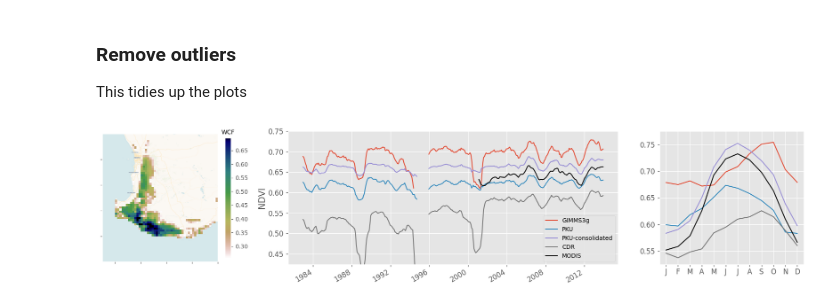
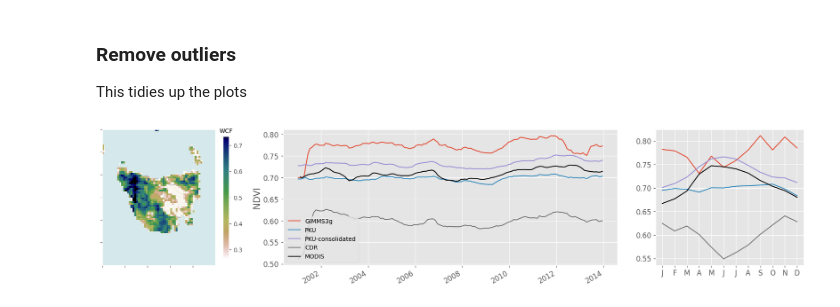
Before and after one commit to cbur24/climate-carbon-interactions, a Jupyter notebook: notebooks/misc/WA_NDVI_timeseries_intercomparison.ipynb, the cells around one changed output. Saved outputs shown, nothing was run; the diff lists cells and outputs as text; code cells hidden in the pictures.

```diff
--- a/notebooks/misc/WA_NDVI_timeseries_intercomparison.ipynb
+++ b/notebooks/misc/WA_NDVI_timeseries_intercomparison.ipynb
@@ -124,9 +124,9 @@ modis = modis.where(mask1)
 select a region
 # %%
 # #Tassie
-# lat=slice(-39,-45)
-# lon=slice(144,149)
-# plotname = 'Tasmania'
+lat=slice(-39,-45)
+lon=slice(144,149)
+plotname = 'Tasmania'
 
 #queensland
 # lat=slice(-10,-20)
@@ -134,9 +134,9 @@ select a region
 # plotname='Northern Queensland'
 
 # #SW WA
-lat=slice(-31,-36)
-lon=slice(114.5,119)
-plotname='Southwest WA'
+# lat=slice(-31,-36)
+# lon=slice(114.5,119)
+# plotname='Southwest WA'
 # %% [markdown]
 ### Remove outliers
 
@@ -169,46 +169,46 @@ mosiac = [
 
 fig, ax = plt.subplot_mosaic(mosiac, figsize=(17,4))
 
 im = trees.where(trees>0.25).sel(longitude=lon, latitude=lat).plot(robust=True, cmap='gist_earth_r',ax=ax['A'], add_colorbar=False, add_labels=False)
 cbar = plt.colorbar(im, ax=ax['A'], shrink=0.9)
 cbar.ax.set_title('WCF', fontsize=10)
 ax['A'].set_yticklabels([])
 ax['A'].set_xticklabels([])
 ax['A'].set_ylabel('')
 ax['A'].set_xlabel('')
 ctx.add_basemap(ax['A'], source=ctx.providers.CartoDB.Voyager, crs='EPSG:4326', attribution='', attribution_size=1)
 
 ax["B"].grid(True)
-gimms.sel(longitude=lon, latitude=lat).mean(['latitude','longitude']).rolling(time=roll, min_periods=roll).mean().plot(ax=ax["B"], label='GIMMS3g')
-gimms_pku.sel(longitude=lon, latitude=lat).mean(['latitude','longitude']).rolling(time=roll, min_periods=roll).mean().plot(ax=ax["B"], label='PKU')
-gimms_pku_cons.sel(longitude=lon, latitude=lat).mean(['latitude','longitude']).rolling(time=roll, min_periods=roll).mean().plot(ax=ax["B"], label='PKU-consolidated')
-cdr.sel(longitude=lon, latitude=lat).mean(['latitude','longitude']).rolling(time=roll, min_periods=roll).mean().plot(ax=ax["B"], label='CDR')
-modis.sel(longitude=lon, latitude=lat).mean(['latitude','longitude']).rolling(time=roll, min_periods=roll).mean().plot(ax=ax["B"], label='MODIS', color='black')
-ax["B"].legend(fontsize=10, loc='lower right')
+gimms.sel(longitude=lon, latitude=lat).mean(['latitude','longitude']).rolling(time=roll, min_periods=roll).mean().sel(time=slice('2001','2013')).plot(ax=ax["B"], label='GIMMS3g')
+gimms_pku.sel(longitude=lon, latitude=lat).mean(['latitude','longitude']).rolling(time=roll, min_periods=roll).mean().sel(time=slice('2001','2013')).plot(ax=ax["B"], label='PKU')
+gimms_pku_cons.sel(longitude=lon, latitude=lat).mean(['latitude','longitude']).rolling(time=roll, min_periods=roll).mean().sel(time=slice('2001','2013')).plot(ax=ax["B"], label='PKU-consolidated')
+cdr.sel(longitude=lon, latitude=lat).mean(['latitude','longitude']).rolling(time=roll, min_periods=roll).mean().sel(time=slice('2001','2013')).plot(ax=ax["B"], label='CDR')
+modis.sel(longitude=lon, latitude=lat).mean(['latitude','longitude']).rolling(time=roll, min_periods=roll).mean().sel(time=slice('2001','2013')).plot(ax=ax["B"], label='MODIS', color='black')
+ax["B"].legend(fontsize=10, loc='lower left')
 ax["B"].set_title(None)
 ax["B"].set_ylabel('NDVI', fontsize=15)
 ax["B"].set_xlabel(None)
-ax["B"].set_ylim(0.425, 0.75)
+# ax["B"].set_ylim(0.5, 0.75)
 ax['B'].tick_params(axis='y', labelsize=12)
 ax['B'].tick_params(axis='x', labelsize=12)
 
-gimms.sel(longitude=lon, latitude=lat).sel(time=slice('2000','2013')).groupby('time.month').mean().mean(['latitude','longitude']).plot(ax=ax["C"], label='GIMMS3g')
-gimms_pku.sel(longitude=lon, latitude=lat).sel(time=slice('2000','2013')).groupby('time.month').mean().mean(['latitude','longitude']).plot(ax=ax["C"], label='PKU')
-gimms_pku_cons.sel(longitude=lon, latitude=lat).sel(time=slice('2000','2013')).groupby('time.month').mean().mean(['latitude','longitude']).plot(ax=ax["C"], label='PKU-consolidated')
-cdr.sel(longitude=lon, latitude=lat).sel(time=slice('2000','2013')).groupby('time.month').mean().mean(['latitude','longitude']).plot(ax=ax["C"], label='CDR')
-modis.sel(longitude=lon, latitude=lat).sel(time=slice('2000','2013')).groupby('time.month').mean().mean(['latitude','longitude']).plot(ax=ax["C"], label='MODIS', color='black')
+gimms.sel(longitude=lon, latitude=lat).sel(time=slice('2001','2013')).groupby('time.month').mean().mean(['latitude','longitude']).plot(ax=ax["C"], label='GIMMS3g')
+gimms_pku.sel(longitude=lon, latitude=lat).sel(time=slice('2001','2013')).groupby('time.month').mean().mean(['latitude','longitude']).plot(ax=ax["C"], label='PKU')
+gimms_pku_cons.sel(longitude=lon, latitude=lat).sel(time=slice('2001','2013')).groupby('time.month').mean().mean(['latitude','longitude']).plot(ax=ax["C"], label='PKU-consolidated')
+cdr.sel(longitude=lon, latitude=lat).sel(time=slice('2001','2013')).groupby('time.month').mean().mean(['latitude','longitude']).plot(ax=ax["C"], label='CDR')
+modis.sel(longitude=lon, latitude=lat).sel(time=slice('2001','2013')).groupby('time.month').mean().mean(['latitude','longitude']).plot(ax=ax["C"], label='MODIS', color='black')
 #
 # ax["C"].legend(fontsize=10)
 ax["C"].set_title(None)
 # ax["C"].set_ylabel('NDVI', fontsize=15)
 ax["C"].set_xlabel(None)
-ax["C"].set_ylim(0.525, 0.775)
+# ax["C"].set_ylim(0.525, 0.775)
 ax['C'].tick_params(axis='y', labelsize=12)
 ax["C"].set_xticks(range(1,13))
 ax["C"].set_xticklabels(["J","F","M","A","M","J","J","A","S","O","N","D"],fontsize=12)
 
 plt.tight_layout();
-fig.savefig("/g/data/os22/chad_tmp/climate-carbon-interactions/results/figs/WA_compare_NDVI_timeseries.png",
-            bbox_inches='tight', dpi=300);
+# fig.savefig("/g/data/os22/chad_tmp/climate-carbon-interactions/results/figs/WA_compare_NDVI_timeseries.png",
+#             bbox_inches='tight', dpi=300);
 # %% [output]
-[figure, old version]
+[figure, new version]
```
Also changed, not shown: 9 other files.
